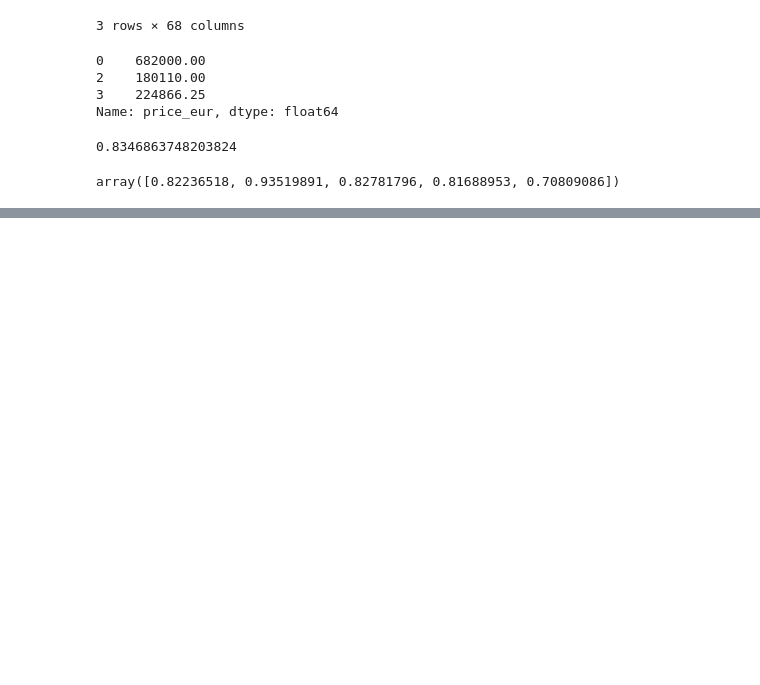
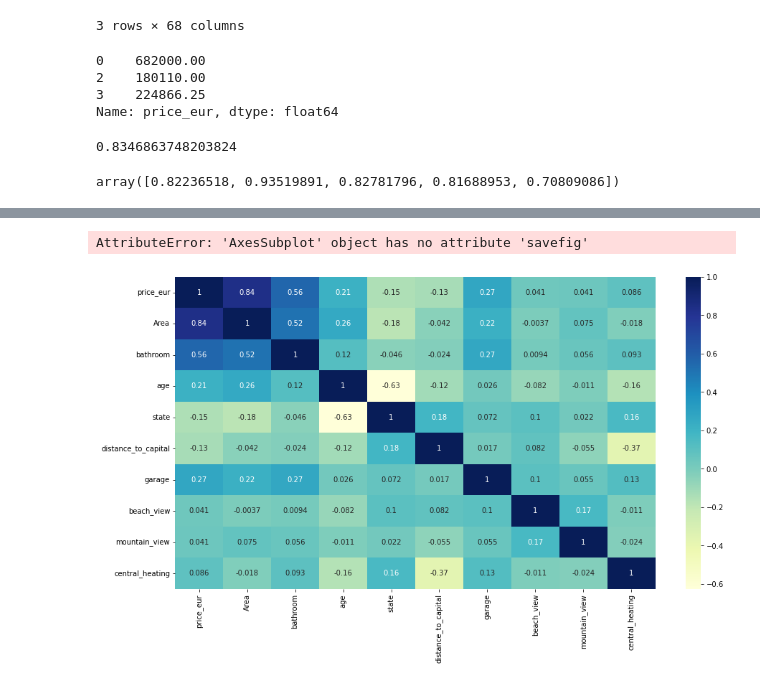
Before and after one commit to Jomar77/NZ-House-Price-Predictor, a Jupyter notebook: main.ipynb, the cells around one changed output, grey strips where cells are left out. Cells and saved outputs as stored; diff of their text form; code cells hidden in the pictures; blank space fills up the shorter version.

Commit message:
saved heatmap

```diff
--- a/main.ipynb
+++ b/main.ipynb
@@ -413,0 +430,9 @@ array([0.82236518, 0.93519891, 0.82781796, 0.81688953, 0.70809086])
+# %%
+import seaborn as sns
+
+plt.figure(figsize=(15,8))
+sns.heatmap(df11.corr(), annot=True, cmap='YlGnBu')
+fig.savefig('heatmap.png')
+# %% [output]
+AttributeError: 'AxesSubplot' object has no attribute 'savefig'
+[figure, added]
```
Also changed, not shown: parts of 1 cell of this notebook, 1 other file.
